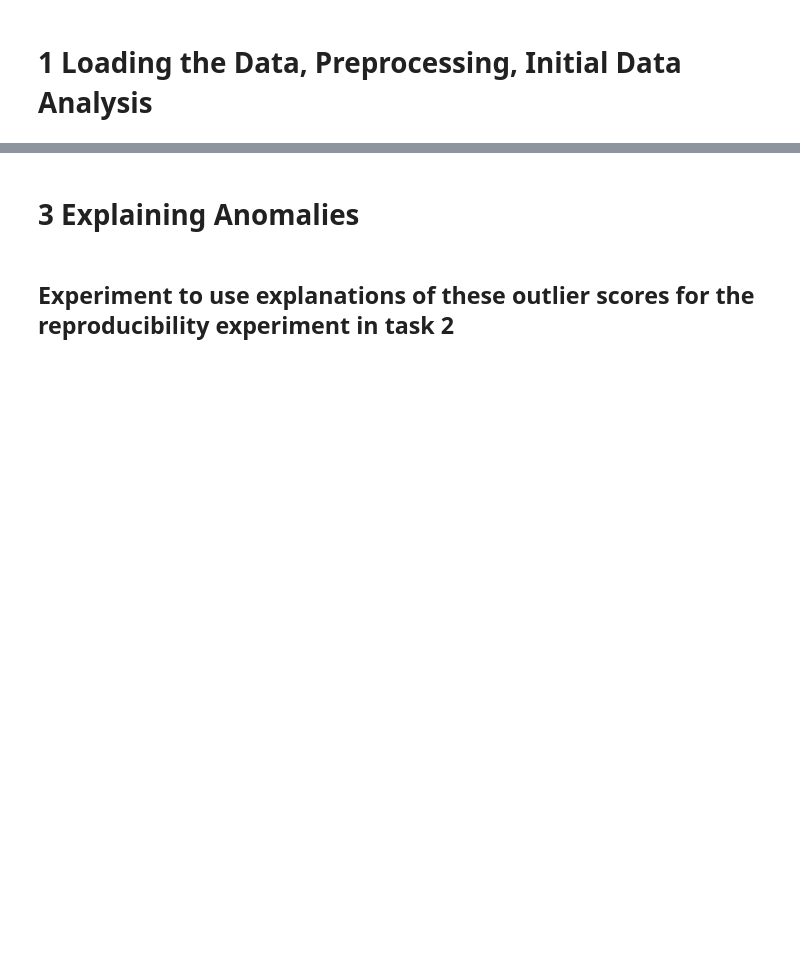
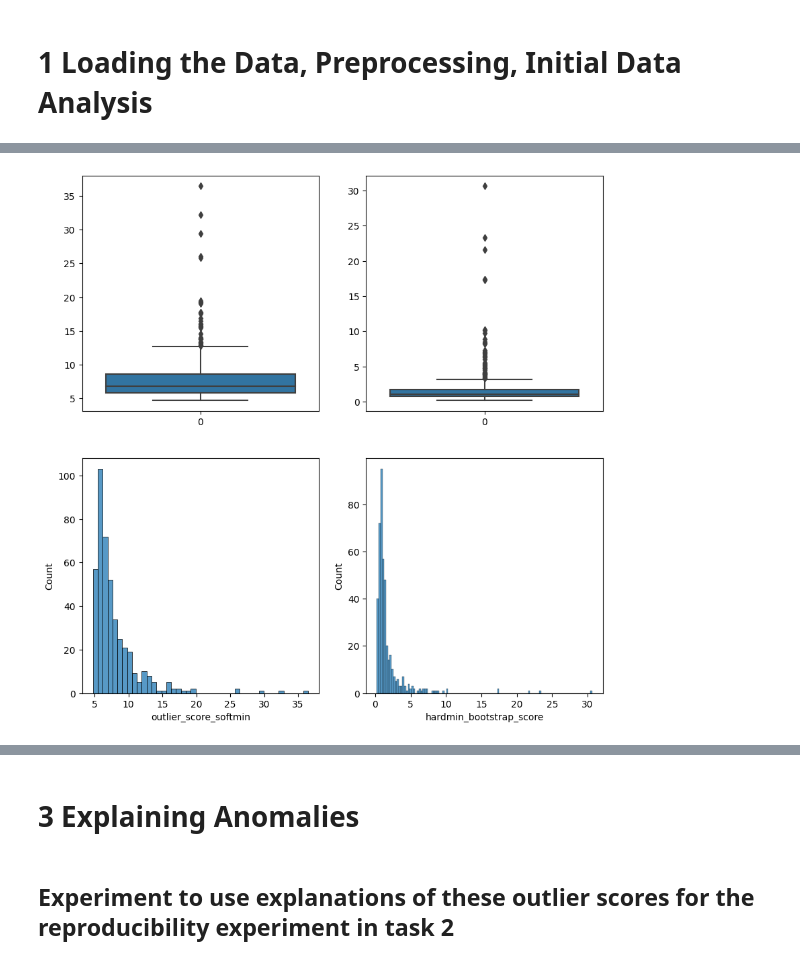
Before and after one commit to jascha-je/LabML4DS, a Jupyter notebook: p1/p1_final_ISJ.ipynb, the cells around one changed output, grey strips where cells are left out. Drawn from its saved outputs; the diff is of its cells as text; code cells hidden in the pictures; blank space fills up the shorter version.

```diff
--- a/p1/p1_final_ISJ.ipynb
+++ b/p1/p1_final_ISJ.ipynb
@@ -343,0 +217,24 @@ sns.scatterplot(x = np.mean(spread, axis=0), y=np.var(avg_score_diff, axis=0), h
+# %%
+GAMMA = 1
+# %%
+nbrs = NearestNeighbors(n_neighbors=len(df), algorithm="ball_tree").fit(df)
+distances, indices = nbrs.kneighbors(df)
+distances = np.square(distances)
+
+def softmin(z, gamma=GAMMA):
+    return (-1 / gamma) * np.log( (1 / (len(z) - 1)) * np.sum(np.exp(-gamma * z)) )
+
+
+df_overview["outlier_score_softmin"] = np.apply_along_axis(softmin, 1, distances[:, 1:], gamma)
+score_bias_eval(score="outlier_score_softmin")
+# %%
+# Visually compare distributions of the scores
+fig, axs = plt.subplots(2,2, figsize=(10,10))
+
+sns.boxplot(df_overview["outlier_score_softmin"], ax=axs[0, 0])
+sns.histplot(df_overview["outlier_score_softmin"], ax=axs[1, 0])
+sns.boxplot(df_overview["hardmin_bootstrap_score"], ax=axs[0, 1])
+sns.histplot(df_overview["hardmin_bootstrap_score"], ax=axs[1, 1])
+plt.show()
+# %% [output]
+[figure, added]
```
Also changed, not shown: parts of 83 cells of this notebook, 1 other file.
